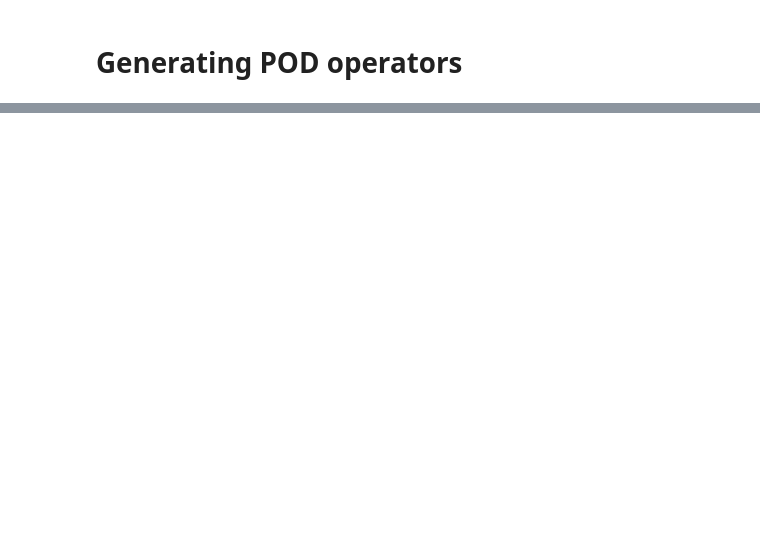
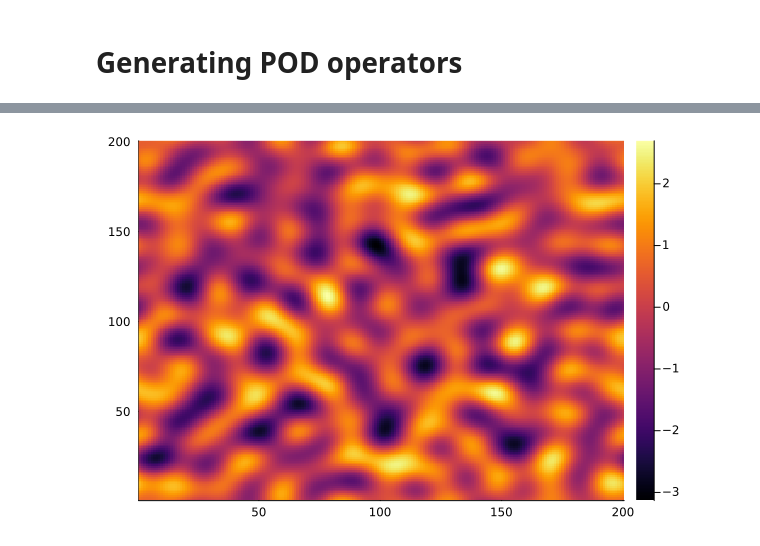
Before and after one commit to tobyvg/local_POD_overlap.jl, a Jupyter notebook: Experiments_2D.ipynb, the cells around one changed output, grey strips where cells are left out. Cells and saved outputs as stored; diff of their text form; code cells hidden in the pictures; blank space fills up the shorter version.

```diff
--- a/Experiments_2D.ipynb
+++ b/Experiments_2D.ipynb
@@ -360,0 +521,4 @@ local_POD_overlap.module_2D.projection_operators_struct(Conv((20, 20), 1 => 10,
+# %%
+heatmap(dummy_data[:,:,1,1])
+# %% [output]
+[figure, added]
```
Also changed, not shown: parts of 22 cells of this notebook.
